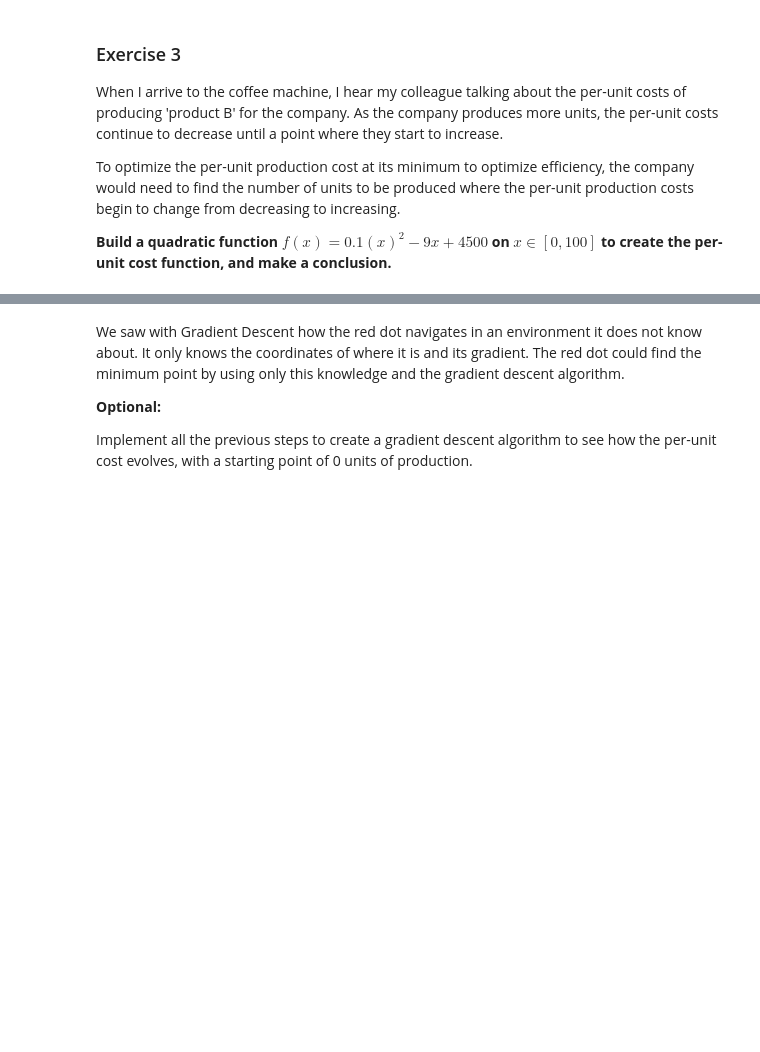
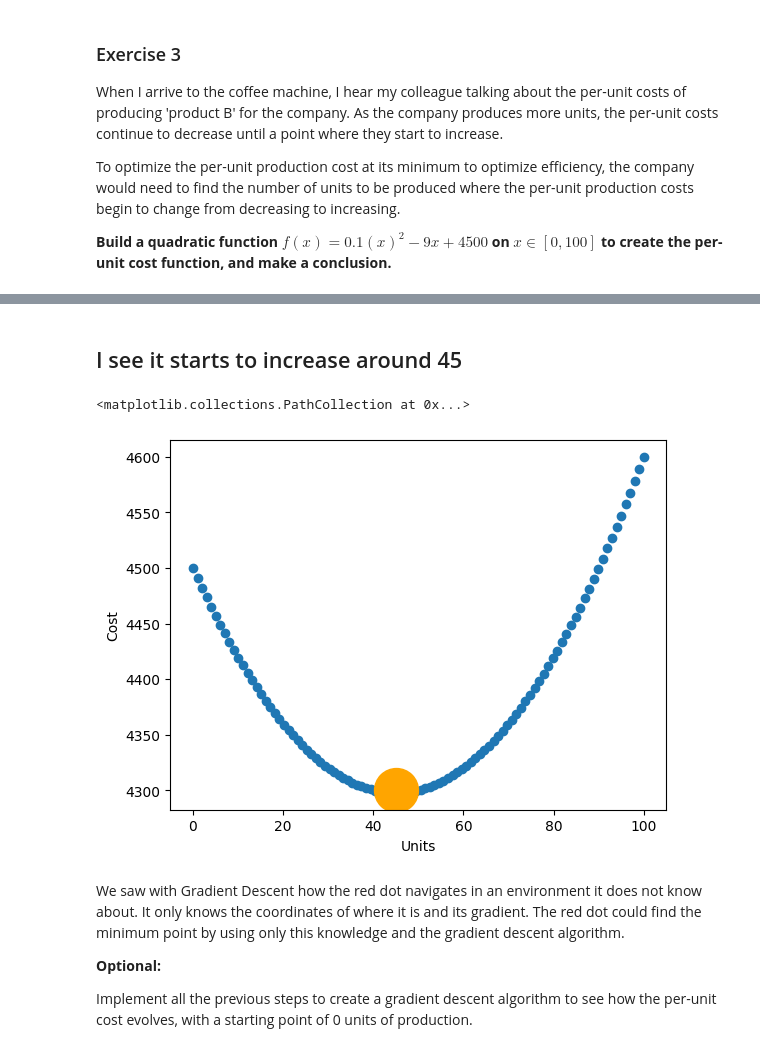
Before and after one commit to OleMater/calculus-and-algebra-problems-with-python, a Jupyter notebook: notebook/problems.ipynb, the cells around one changed output, grey strips where cells are left out. Cells and saved outputs as stored; diff of their text form; code cells hidden in the pictures; blank space fills up the shorter version.

```diff
--- a/notebook/problems.ipynb
+++ b/notebook/problems.ipynb
@@ -258,3 +299,13 @@ To optimize the per-unit production cost at its minimum to optimize efficiency,
+# %% [markdown]
+## I see it starts to increase around 45
+# %%
+plt.scatter(x, cost,)
+plt.xlabel('Units')
+plt.ylabel('Cost')
+plt.scatter(x = 45, y = 4300, color = 'orange', s = 1000)
+# %% [output]
+<matplotlib.collections.PathCollection at 0x...>
+[figure, added]
 # %% [markdown]
 We saw with Gradient Descent how the red dot navigates in an environment it does not know about. It only knows the coordinates of where it is and its gradient. The red dot could find the minimum point by using only this knowledge and the gradient descent algorithm.
 
```
Also changed, not shown: parts of 6 cells of this notebook.
